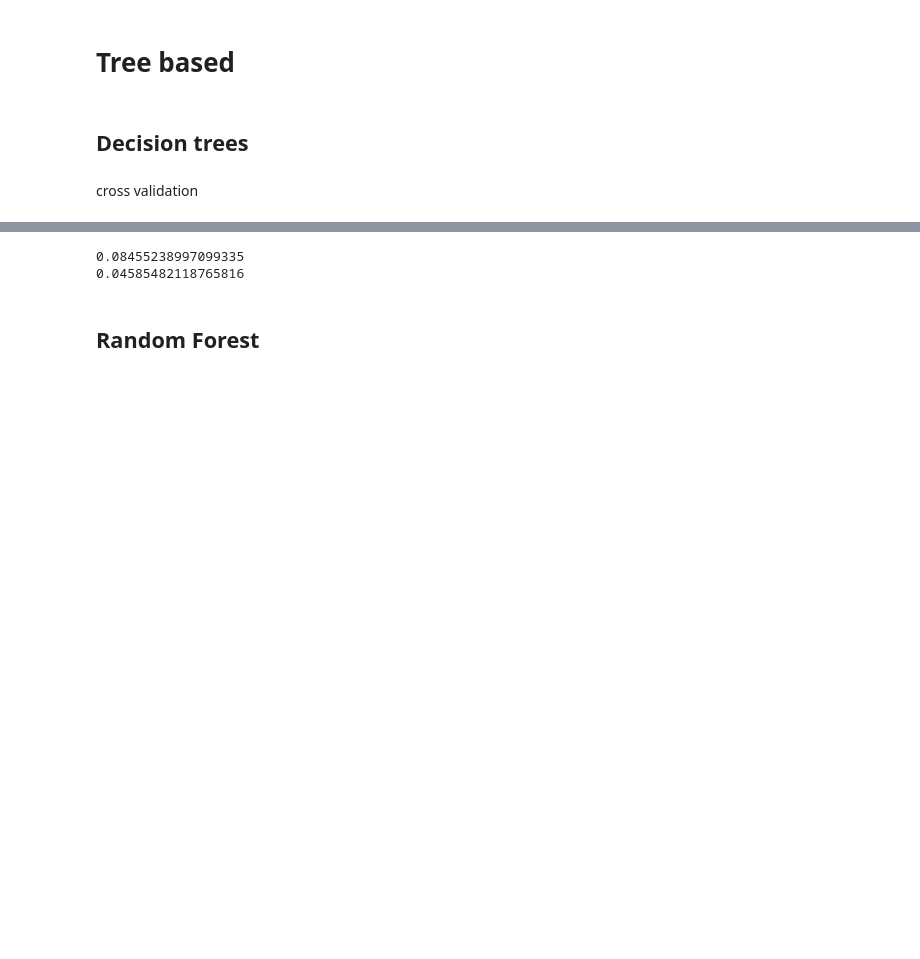
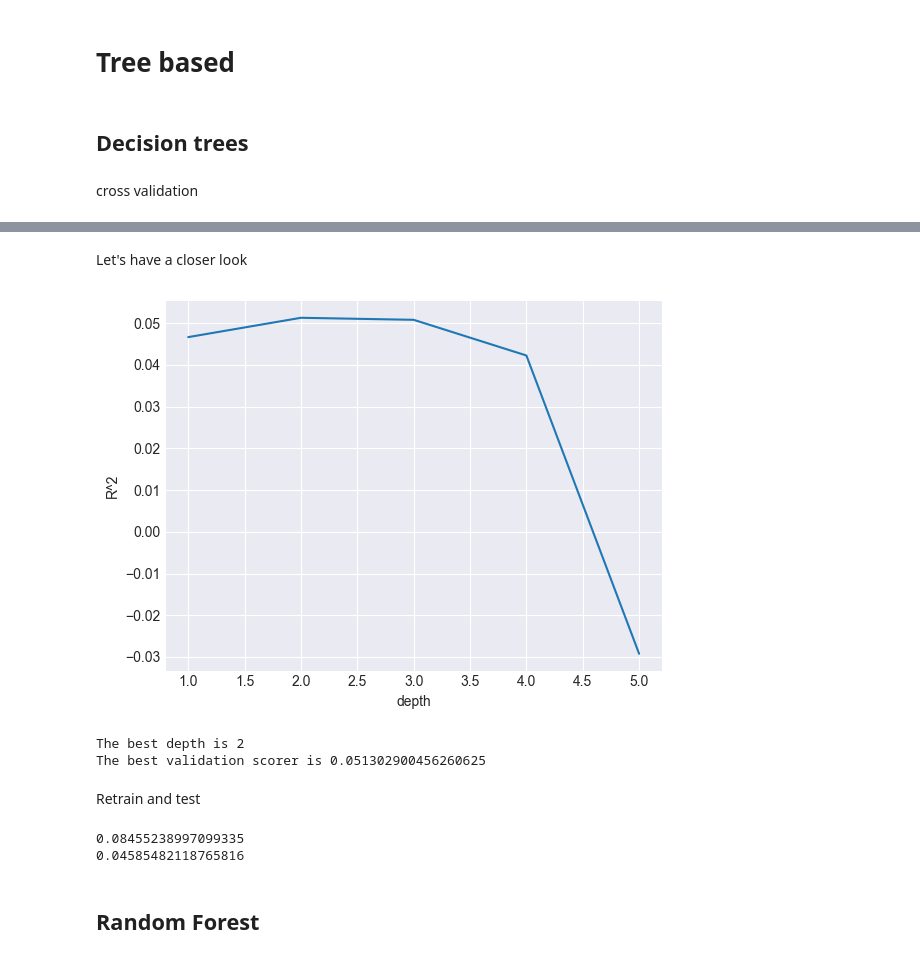
Before and after one commit to Vicba/SchoolProject, a Jupyter notebook: outcome_damage_amount.ipynb, the cells around one changed output, grey strips where cells are left out. Drawn from its saved outputs; the diff is of its cells as text; code cells hidden in the pictures; blank space fills up the shorter version.

```diff
--- a/outcome_damage_amount.ipynb
+++ b/outcome_damage_amount.ipynb
@@ -381,3 +401,22 @@ The best validation scorer is 0.051302900456260625
+# %% [markdown]
+Let's have a closer look
+# %%
+max_value = max(cv_scores)
+max_index = cv_scores.index(max_value)
+
+plt.plot(depth[0:5], cv_scores[0:5])
+plt.xlabel('depth')
+plt.ylabel('R^2')
+
+plt.show()
+print('The best depth is', depth[max_index])
+print('The best validation scorer is', max_value)
+# %% [output]
+[figure, added]
+The best depth is 2
+The best validation scorer is 0.051302900456260625
+# %% [markdown]
+Retrain and test
 # %%
 dec_tree = DecisionTreeRegressor(random_state=0, max_depth=depth[max_index_dt])
 dec_tree.fit(X_train_stand, y_train)
```
Also changed, not shown: parts of 45 cells of this notebook, 2 other files.
